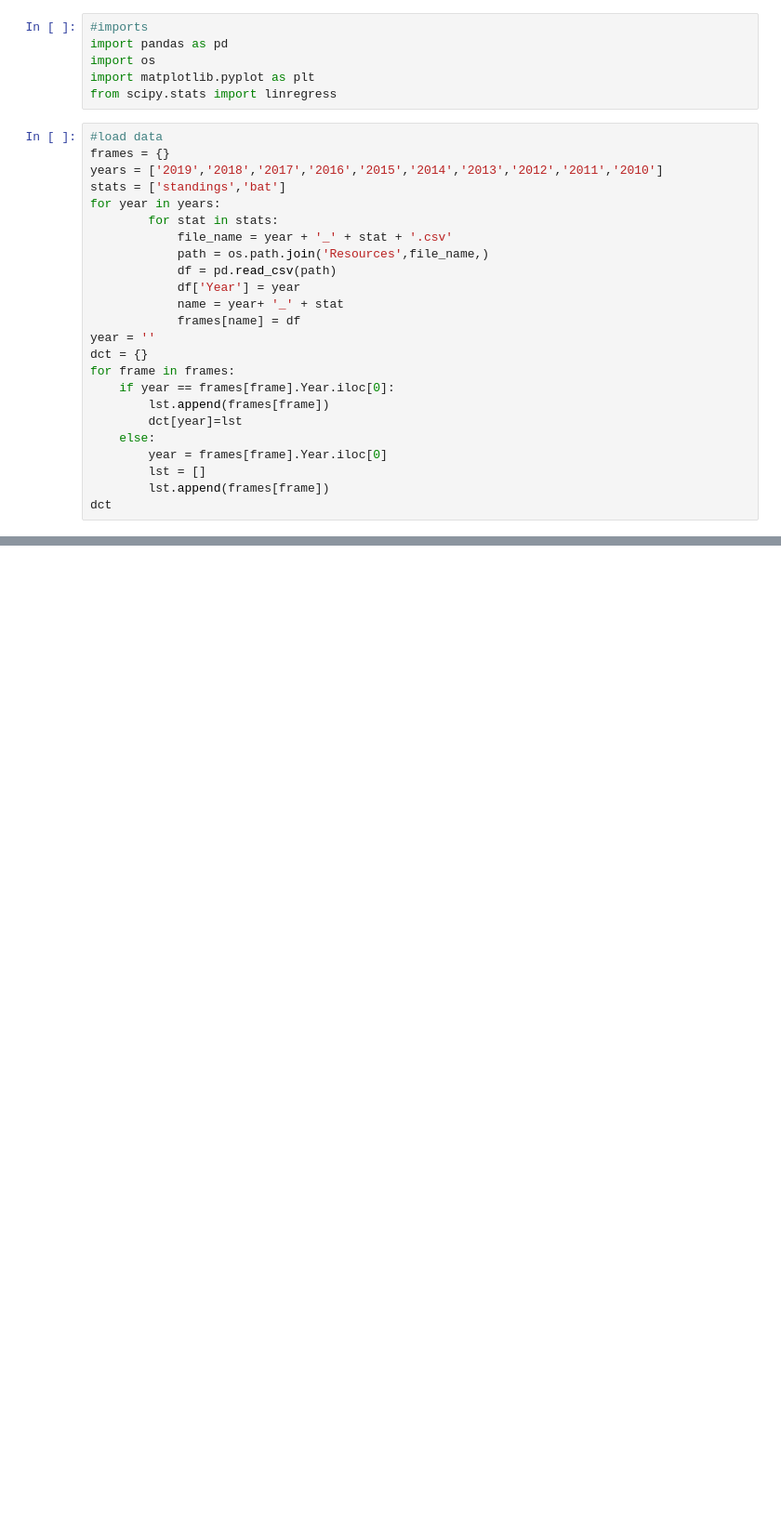
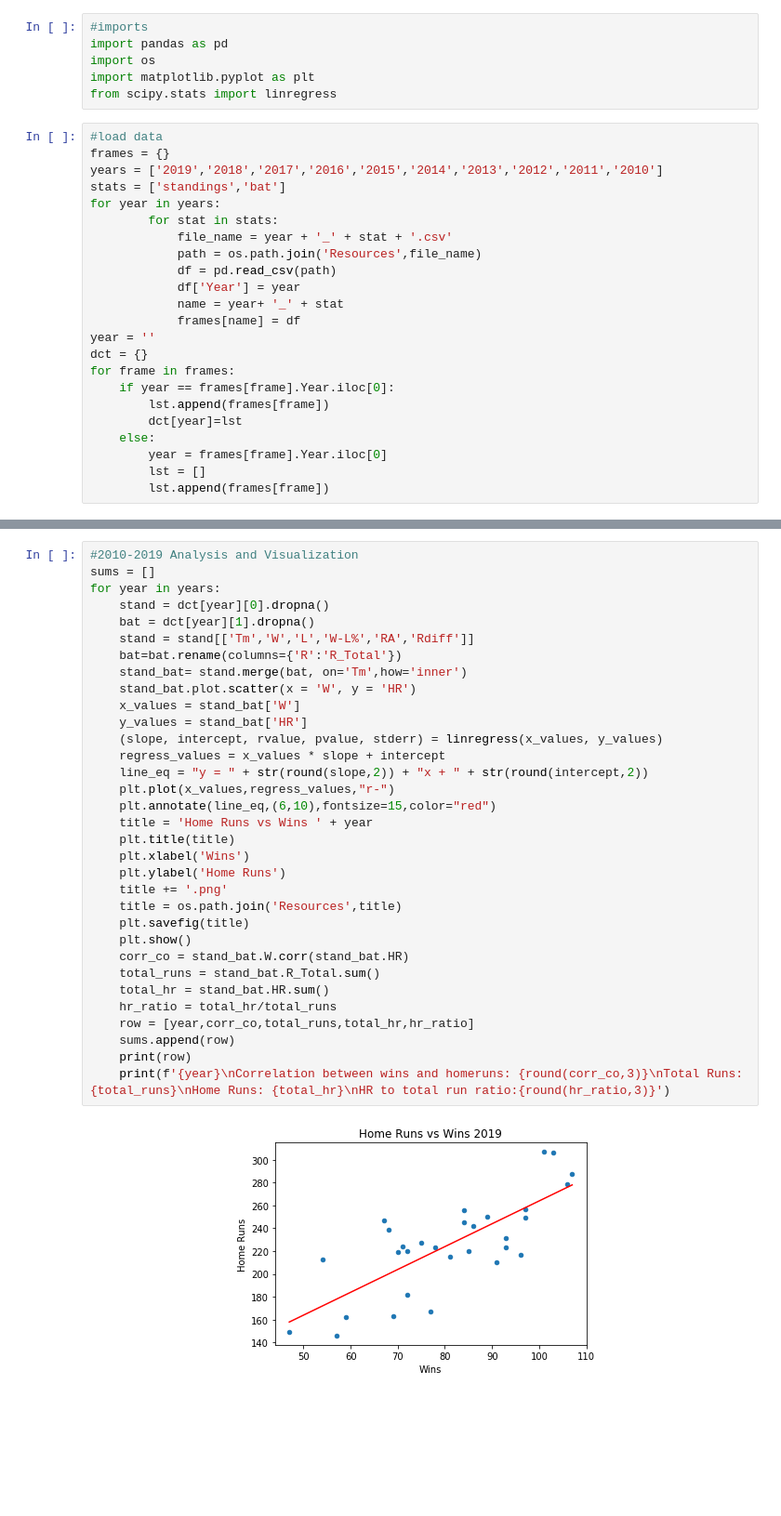
Before and after one commit to trent654321/Sports-Data-Analysis, a Jupyter notebook: baseball_analysis.ipynb, the cells around one changed output, grey strips where cells are left out. Shown at 93% size. Saved outputs shown, nothing was run; the diff lists cells and outputs as text; blank space fills up the shorter version.

Commit message:
Initial analysis done

```diff
--- a/baseball_analysis.ipynb
+++ b/baseball_analysis.ipynb
@@ -12,7 +12,7 @@ stats = ['standings','bat']
 for year in years:
         for stat in stats:
             file_name = year + '_' + stat + '.csv'
-            path = os.path.join('Resources',file_name,)
+            path = os.path.join('Resources',file_name)
             df = pd.read_csv(path)
             df['Year'] = year
             name = year+ '_' + stat
@@ -27,4 +27,3 @@ for frame in frames:
         year = frames[frame].Year.iloc[0]
         lst = []
         lst.append(frames[frame])
-dct
@@ -70,0 +32,35 @@ dct
+# %%
+#2010-2019 Analysis and Visualization
+sums = []
+for year in years:
+    stand = dct[year][0].dropna()
+    bat = dct[year][1].dropna()
+    stand = stand[['Tm','W','L','W-L%','RA','Rdiff']]
+    bat=bat.rename(columns={'R':'R_Total'})
+    stand_bat= stand.merge(bat, on='Tm',how='inner')
+    stand_bat.plot.scatter(x = 'W', y = 'HR')
+    x_values = stand_bat['W']
+    y_values = stand_bat['HR']
+    (slope, intercept, rvalue, pvalue, stderr) = linregress(x_values, y_values)
+    regress_values = x_values * slope + intercept
+    line_eq = "y = " + str(round(slope,2)) + "x + " + str(round(intercept,2))
+    plt.plot(x_values,regress_values,"r-")
+    plt.annotate(line_eq,(6,10),fontsize=15,color="red")
+    title = 'Home Runs vs Wins ' + year
+    plt.title(title)
+    plt.xlabel('Wins')
+    plt.ylabel('Home Runs')
+    title += '.png'
+    title = os.path.join('Resources',title)
+    plt.savefig(title)
+    plt.show()
+    corr_co = stand_bat.W.corr(stand_bat.HR)
+    total_runs = stand_bat.R_Total.sum()
+    total_hr = stand_bat.HR.sum()
+    hr_ratio = total_hr/total_runs
+    row = [year,corr_co,total_runs,total_hr,hr_ratio]
+    sums.append(row)
+    print(row)
+    print(f'{year}\nCorrelation between wins and homeruns: {round(corr_co,3)}\nTotal Runs: {total_runs}\nHome Runs: {total_hr}\nHR to total run ratio:{round(hr_ratio,3)}')
+# %% [output]
+[figure, added]
```
Also changed, not shown: parts of 17 cells of this notebook, 13 other files.
